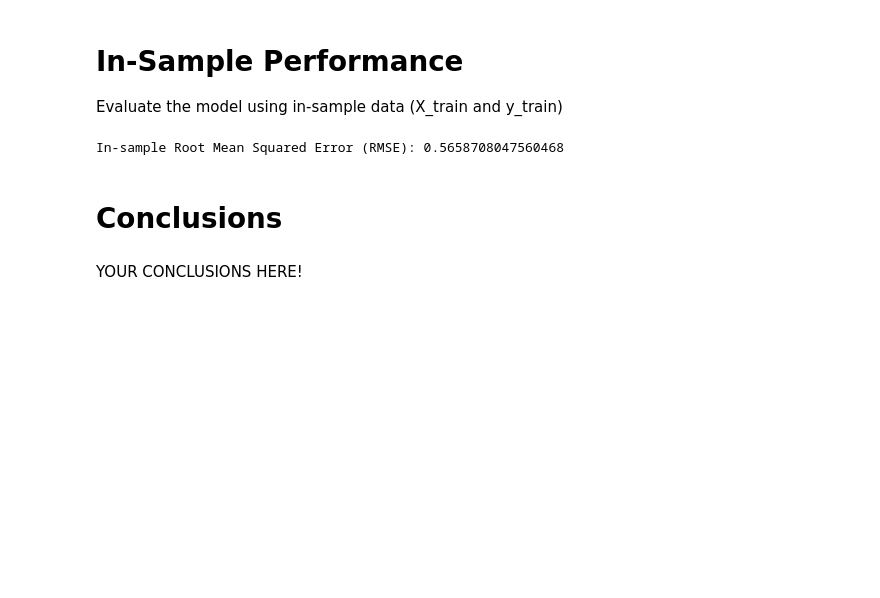
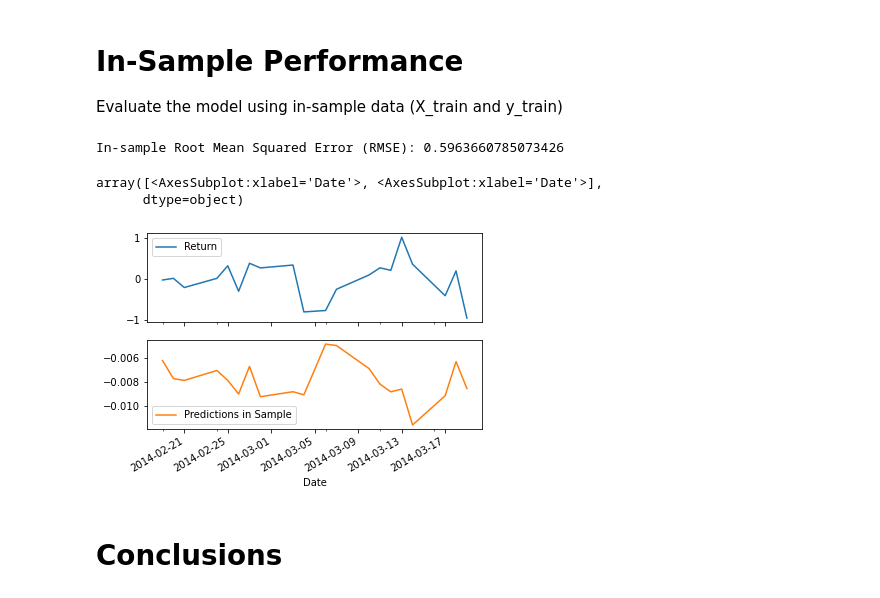
Before and after one commit to dredUW/Time_Series, a Jupyter notebook: regression_analysis_DR.ipynb, the cells around one changed output. Saved outputs shown, nothing was run; the diff lists cells and outputs as text; code cells hidden in the pictures; blank space fills up the shorter version.

```diff
--- a/regression_analysis_DR.ipynb
+++ b/regression_analysis_DR.ipynb
@@ -140,19 +166,26 @@ Out-of-Sample Root Mean Squared Error (RMSE): 0.41521675083603804
 Evaluate the model using in-sample data (X_train and y_train)
 # %%
 # Construct a dataframe using just the "y" training data:
-# YOUR CODE HERE!
+Results_in_sample = y_train
 
 # Add a column of "in-sample" predictions to that dataframe:
-# YOUR CODE HERE!
-
+predictions_train = model.predict(X_train)
+Results_in_sample["Predictions in Sample"] = predictions_train
+#Results_in_sample
 # Calculate in-sample mean_squared_error (for comparison to out-of-sample)
-# YOUR CODE HERE!
+mse_in_sample = mean_squared_error(
+    Results_in_sample["Return"],
+    Results_in_sample["Predictions in Sample"]
+)
 
 # Calculate in-sample root mean_squared_error (for comparison to out-of-sample)
-# YOUR CODE HERE!
+rmse_in_sample = np.sqrt(mse_in_sample)
+print(f"In-sample Root Mean Squared Error (RMSE): {rmse_in_sample}")
+Results_in_sample[:20].plot(subplots=True)
 # %% [output]
-In-sample Root Mean Squared Error (RMSE): 0.5658708047560468
+In-sample Root Mean Squared Error (RMSE): 0.5963660785073426
+array([<AxesSubplot:xlabel='Date'>, <AxesSubplot:xlabel='Date'>],
+      dtype=object)
+[figure, added]
 # %% [markdown]
 # Conclusions
-# %% [markdown]
-YOUR CONCLUSIONS HERE!
```
Also changed, not shown: parts of 10 cells of this notebook.
